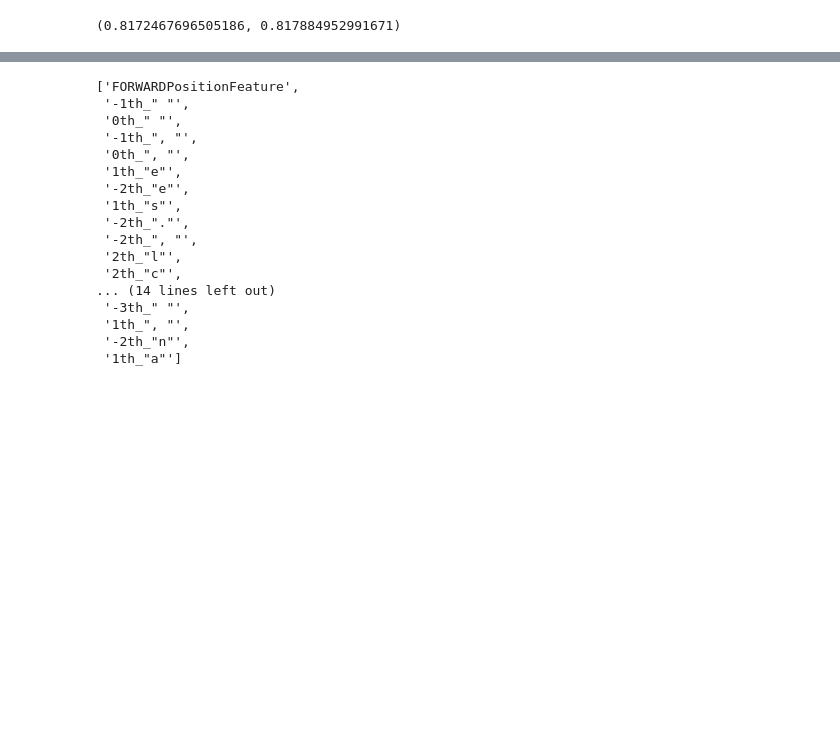
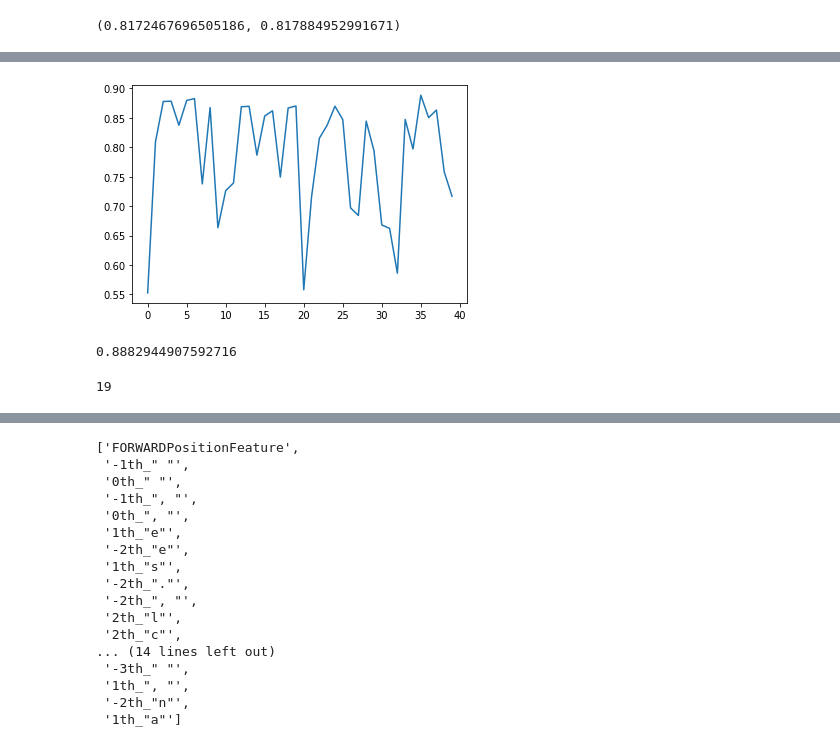
Before and after one commit to petervdonovan/CitationParser, a Jupyter notebook: UncertainTaggerBuilderTest.ipynb, the cells around one changed output, grey strips where cells are left out. Drawn from its saved outputs; the diff is of its cells as text; code cells hidden in the pictures; blank space fills up the shorter version.

```diff
--- a/UncertainTaggerBuilderTest.ipynb
+++ b/UncertainTaggerBuilderTest.ipynb
@@ -197,0 +344,17 @@ DEBUG: recall:  0.8207910395519776
+# %%
+plt.plot(utb.scores[:40]);
+# %% [output]
+[figure, added]
+# %%
+max_oob_40 = max(utb.scores[:40])
+max_oob_40
+# %% [output]
+0.8882944907592716
+# %%
+best_in_40 = None
+for f, performance in utb._states.items():
+    if performance. == max_oob_40:
+        best_in_40 = f
+len(f)
+# %% [output]
+19
```
Also changed, not shown: parts of 33 cells of this notebook, 1 other file.
